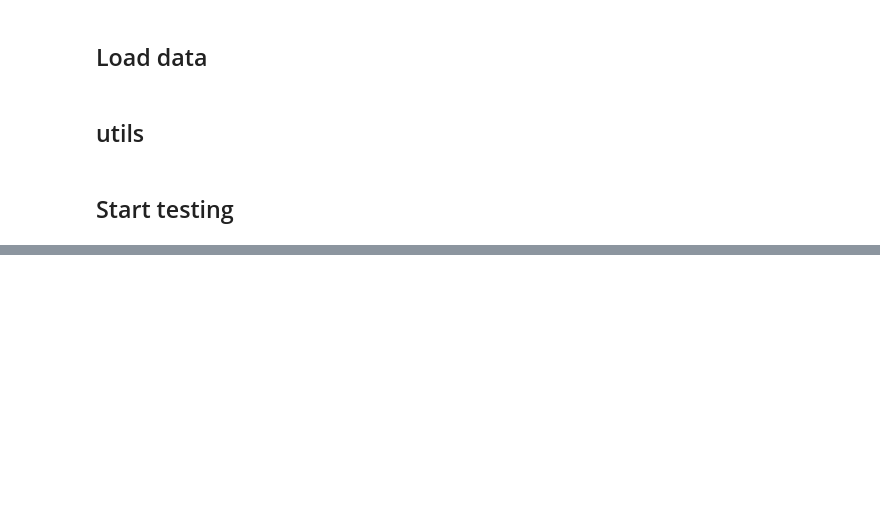
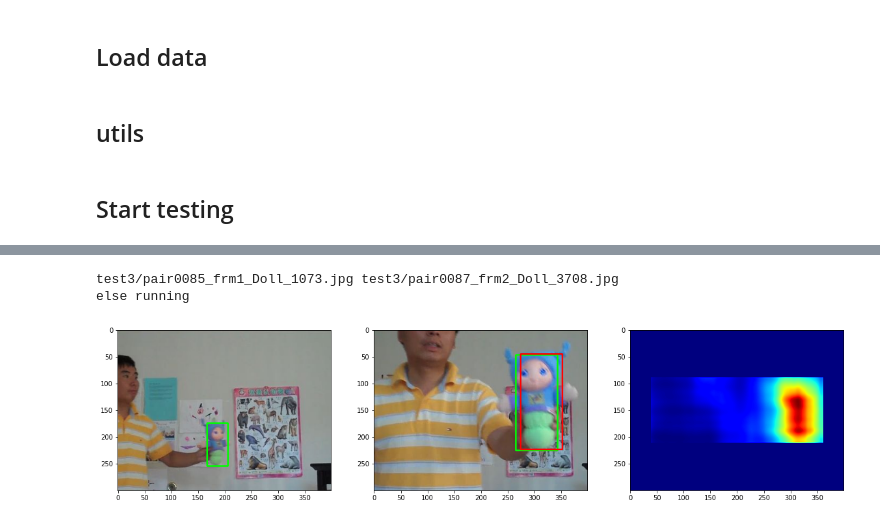
Before and after one commit to alankar66/QATM, a Jupyter notebook: run_single_sample.ipynb, the cells around one changed output, grey strips where cells are left out. Cells and saved outputs as stored; diff of their text form; code cells hidden in the pictures; blank space fills up the shorter version.

```diff
--- a/run_single_sample.ipynb
+++ b/run_single_sample.ipynb
@@ -165,0 +171,6 @@ run_one_sample(idx=5) # green: ground truth, red: prediction
+# %%
+run_one_sample(idx=6) # green: ground truth, red: prediction
+# %% [output]
+test3/pair0085_frm1_Doll_1073.jpg test3/pair0087_frm2_Doll_3708.jpg
+else running
+[figure, added]
```
Also changed, not shown: parts of 3 cells of this notebook, 16 other files.
